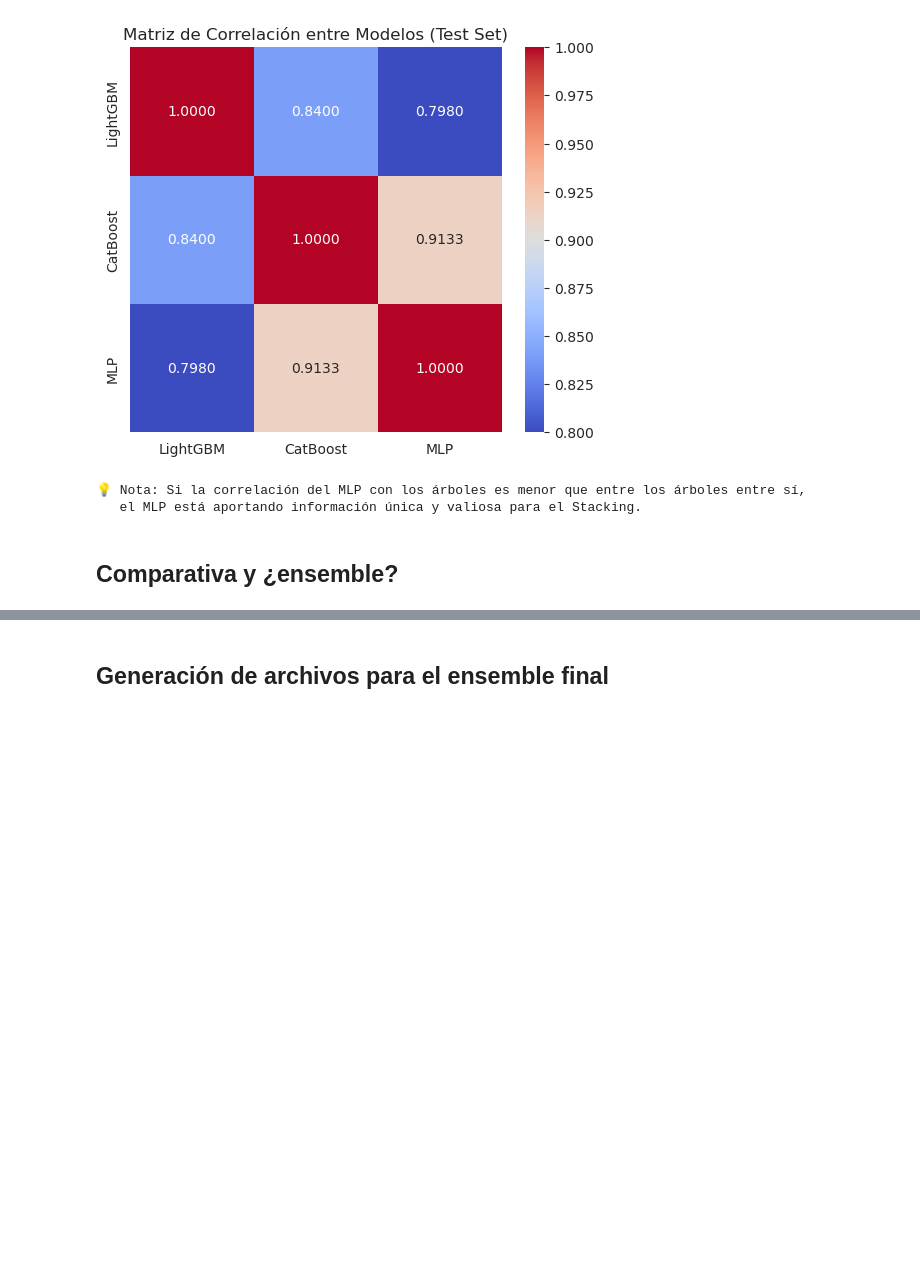
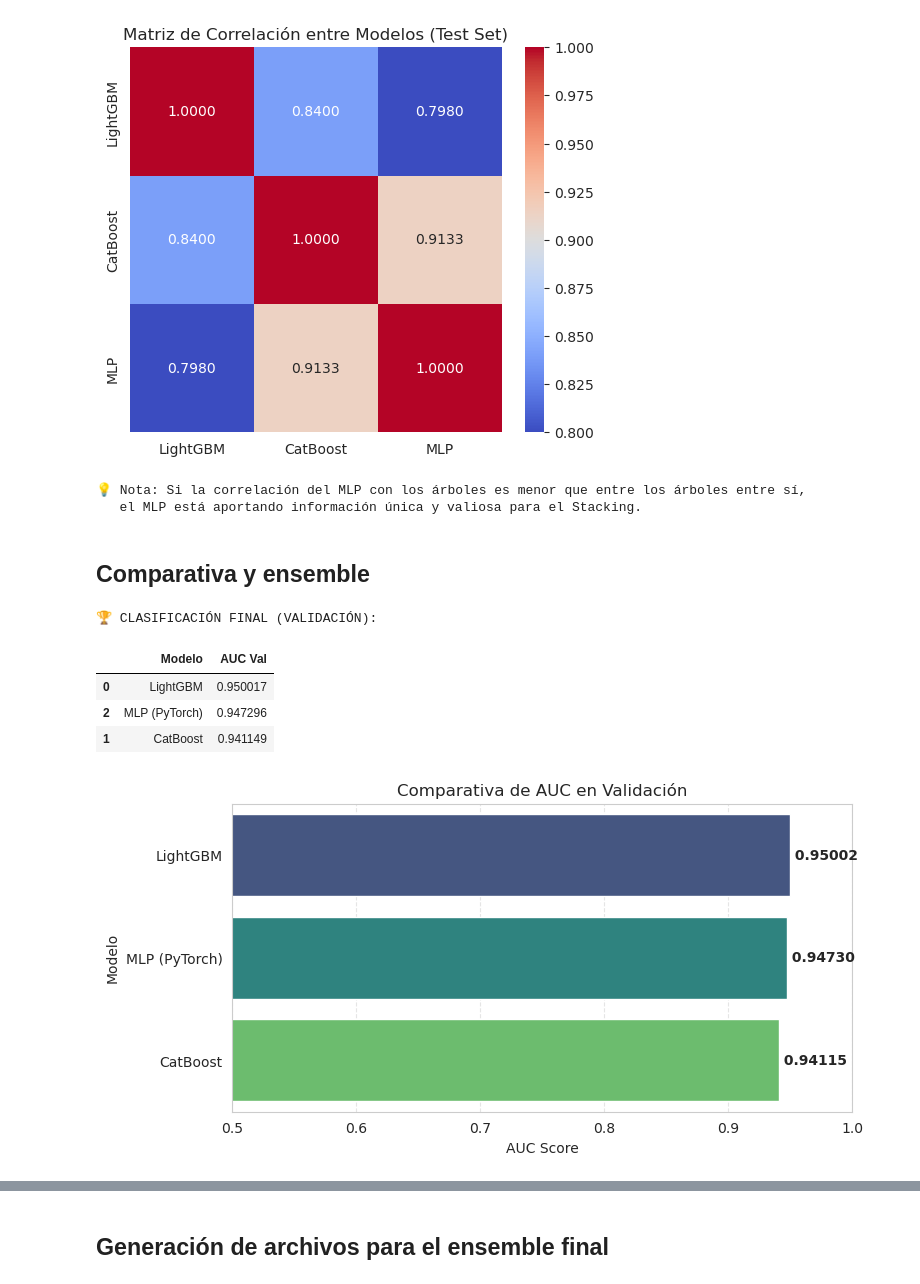
Before and after one commit to sprieton/ISIC_DL, a Jupyter notebook: ModelMaker/MetadataModels.ipynb, the cells around one changed output, grey strips where cells are left out. Cells and saved outputs as stored; diff of their text form; code cells hidden in the pictures; blank space fills up the shorter version.

Commit message:
Modelos de MEtadatos terminados y predicciones generadas

```diff
--- a/ModelMaker/MetadataModels.ipynb
+++ b/ModelMaker/MetadataModels.ipynb
@@ -897,4 +897,34 @@ print("   el MLP está aportando información única y valiosa para el Stacking.
 💡 Nota: Si la correlación del MLP con los árboles es menor que entre los árboles entre sí,
    el MLP está aportando información única y valiosa para el Stacking.
 # %% [markdown]
-## Comparativa y ¿ensemble?
+## Comparativa y ensemble
+# %%
+# 7.1 COMPARATIVA DE RENDIMIENTO (AUC EN VALIDACIÓN)
+# ------------------------------------------------------------------------------
+
+# Crear DataFrame de resultados
+results_df = pd.DataFrame({
+    'Modelo': ['LightGBM', 'CatBoost', 'MLP (PyTorch)'],
+    'AUC Val': [auc_lgbm, auc_cat, best_auc_mlp]
+}).sort_values(by='AUC Val', ascending=False)
+
+print("\n🏆 CLASIFICACIÓN FINAL (VALIDACIÓN):")
+display(results_df)
+
+# Gráfico de barras
+plt.figure(figsize=(8, 4))
+sns.barplot(x='AUC Val', y='Modelo', data=results_df, palette='viridis')
+plt.xlim(0.5, 1.0) # Ajustar escala para ver diferencias sutiles
+plt.title('Comparativa de AUC en Validación')
+plt.xlabel('AUC Score')
+plt.grid(axis='x', linestyle='--', alpha=0.5)
+for index, value in enumerate(results_df['AUC Val']):
+    plt.text(value, index, f' {value:.5f}', va='center', fontweight='bold')
+plt.show()
+# %% [output]
+🏆 CLASIFICACIÓN FINAL (VALIDACIÓN):
+|  | Modelo | AUC Val |
+| 0 | LightGBM | 0.950017 |
+| 2 | MLP (PyTorch) | 0.947296 |
+| 1 | CatBoost | 0.941149 |
+[figure, added]
```
Also changed, not shown: parts of 4 cells of this notebook, 5 other files.
